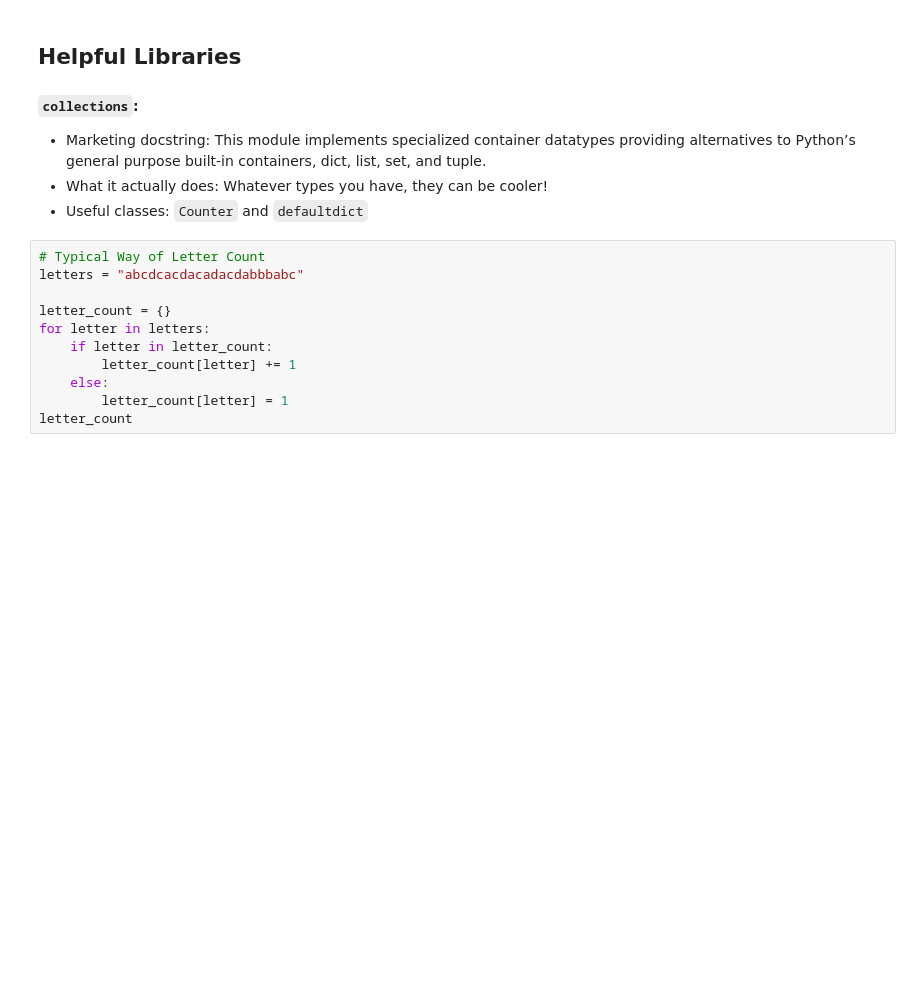
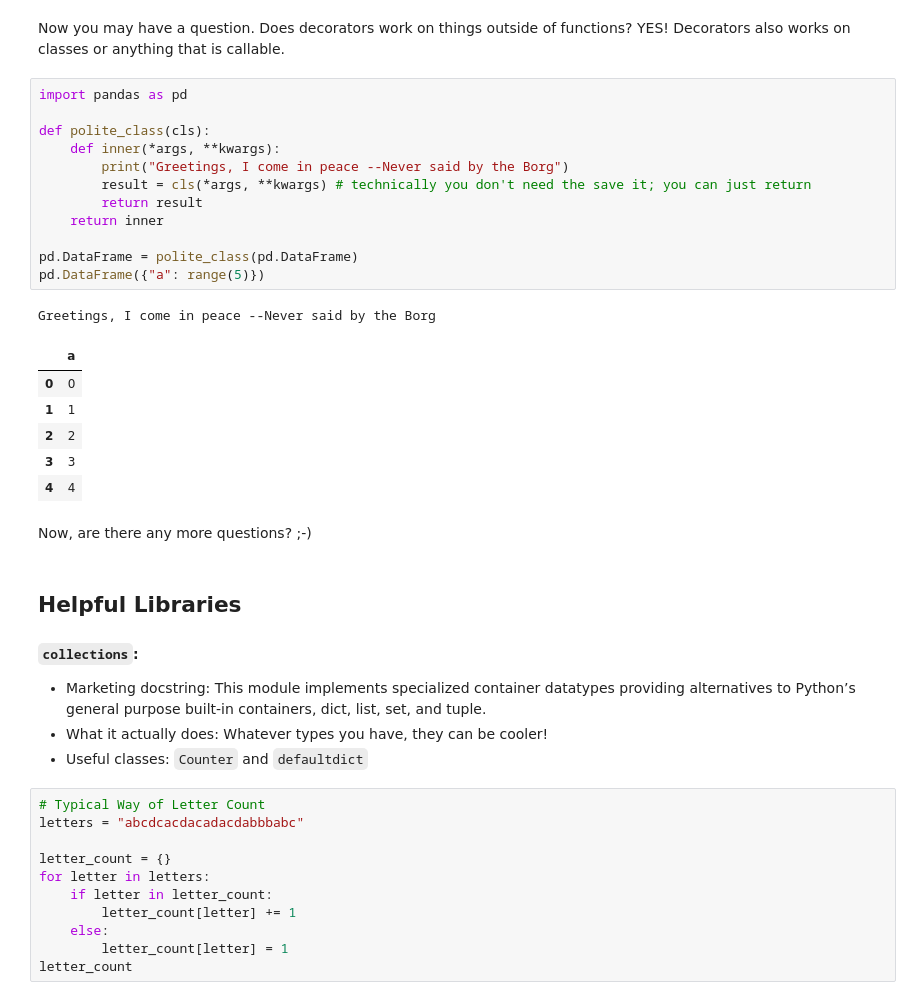
Before and after one commit to eugeneh101/Advanced-Python, a Jupyter notebook: Pragmatic Python.ipynb, the cells around one changed output. Cells and saved outputs as stored; diff of their text form; blank space fills up the shorter version.

Commit message:
added lambdas and decorators sections

```diff
--- a/Pragmatic Python.ipynb
+++ b/Pragmatic Python.ipynb
@@ -1,3 +404,27 @@
+# %% [markdown]
+Now you may have a question. Does decorators work on things outside of functions? YES! Decorators also works on classes or anything that is callable.
+# %%
+import pandas as pd
+
+def polite_class(cls):
+    def inner(*args, **kwargs):
+        print("Greetings, I come in peace --Never said by the Borg")
+        result = cls(*args, **kwargs) # technically you don't need the save it; you can just return
+        return result
+    return inner
+
+pd.DataFrame = polite_class(pd.DataFrame)
+pd.DataFrame({"a": range(5)})
+# %% [output]
+Greetings, I come in peace --Never said by the Borg
+|  | a |
+| 0 | 0 |
+| 1 | 1 |
+| 2 | 2 |
+| 3 | 3 |
+| 4 | 4 |
+# %% [markdown]
+Now, are there any more questions? ;-)
 # %% [markdown]
 ## Helpful Libraries
 #### `collections`:
```
Also changed, not shown: parts of 42 cells of this notebook.
